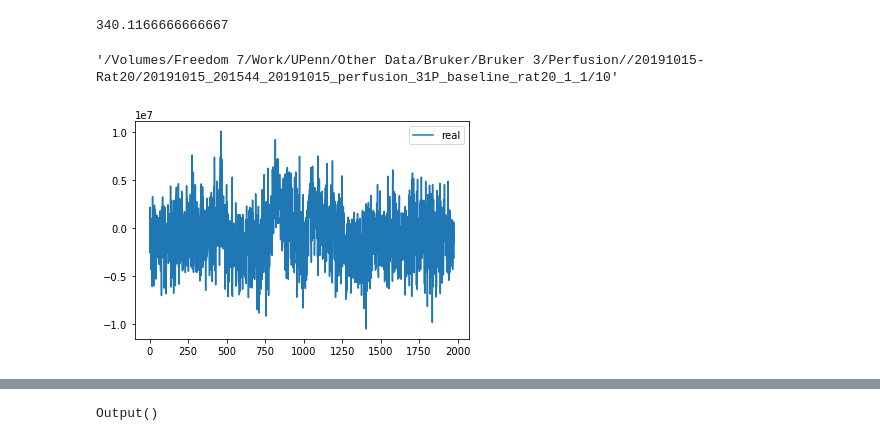
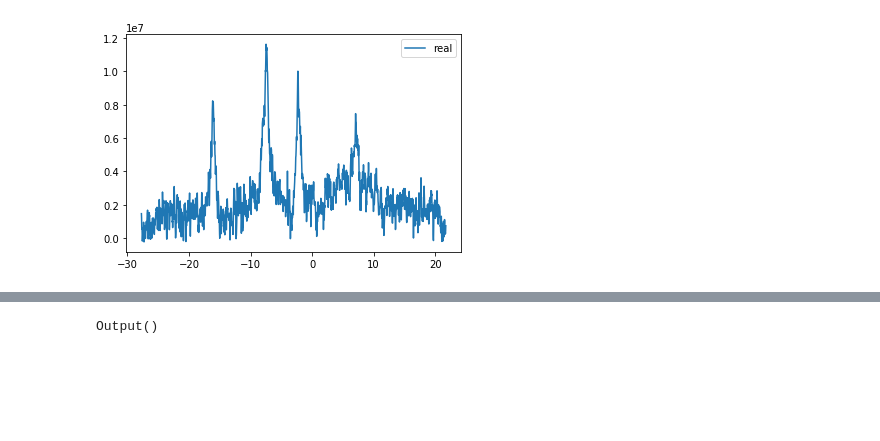
Before and after one commit to mehipour/p31_data_processing, a Jupyter notebook: nmr_analysis_p31.ipynb, the cells around one changed output, grey strips where cells are left out. Saved outputs shown, nothing was run; the diff lists cells and outputs as text; code cells hidden in the pictures; blank space fills up the shorter version.

```diff
--- a/nmr_analysis_p31.ipynb
+++ b/nmr_analysis_p31.ipynb
@@ -14,34 +13,17 @@ import datetime as dt
 
 # from utils.helper_functions import *
 # from utils.nmr_objects import NMRObject
-# %%
-# find_scan_gain(file_path)
-# find_protocol_name(file_path)
-x = find_scan_time(file_path)
-y = dt.datetime.now()
-
-z = y-x
-z.seconds/60
-# %% [output]
-340.1166666666667
-# %%
-# main_path = '/Users/mehipour/Downloads/Bruker 3/Perfusion/'
-main_path = DATA_DIRECTORY
-good_rats = [20, 21, 22, 23, 24, 25, 32, 44, 35, 36, 37]
-
-    # path = main_path + directory
-    # print(os.listdir(path))
-paths = find_all_protocols(main_path, good_rats)
-
-paths[good_rats[0]][0]
-# %% [output]
-'/Volumes/Freedom 7/Work/UPenn/Other Data/Bruker/Bruker 3/Perfusion//20191015-Rat20/20191015_201544_20191015_perfusion_31P_baseline_rat20_1_1/10'
 # %%
 file_path = DATA_DIRECTORY + '20200817-Rat36/20200817_192052_31P_control_rat36_1_1/' + '4'
 c = read_complex_fid(file_path, drop_points=POINTS_TO_REMOVE)
 # %%
 a = NMRObject(c)
 a.sw = SW_HZ
+a.line_broad(30)
+a.spectrum
+a.phase(-1.53, -0.0038)
+a.find_ppm(CENTER_FREQ_MHZ, CENTER_PPM)
+a.remove_baseline()
 a.show_real_spectrum()
 # %% [output]
-[figure, old version]
+[figure, new version]
```
Also changed, not shown: parts of 3 cells of this notebook, 2 other files.
